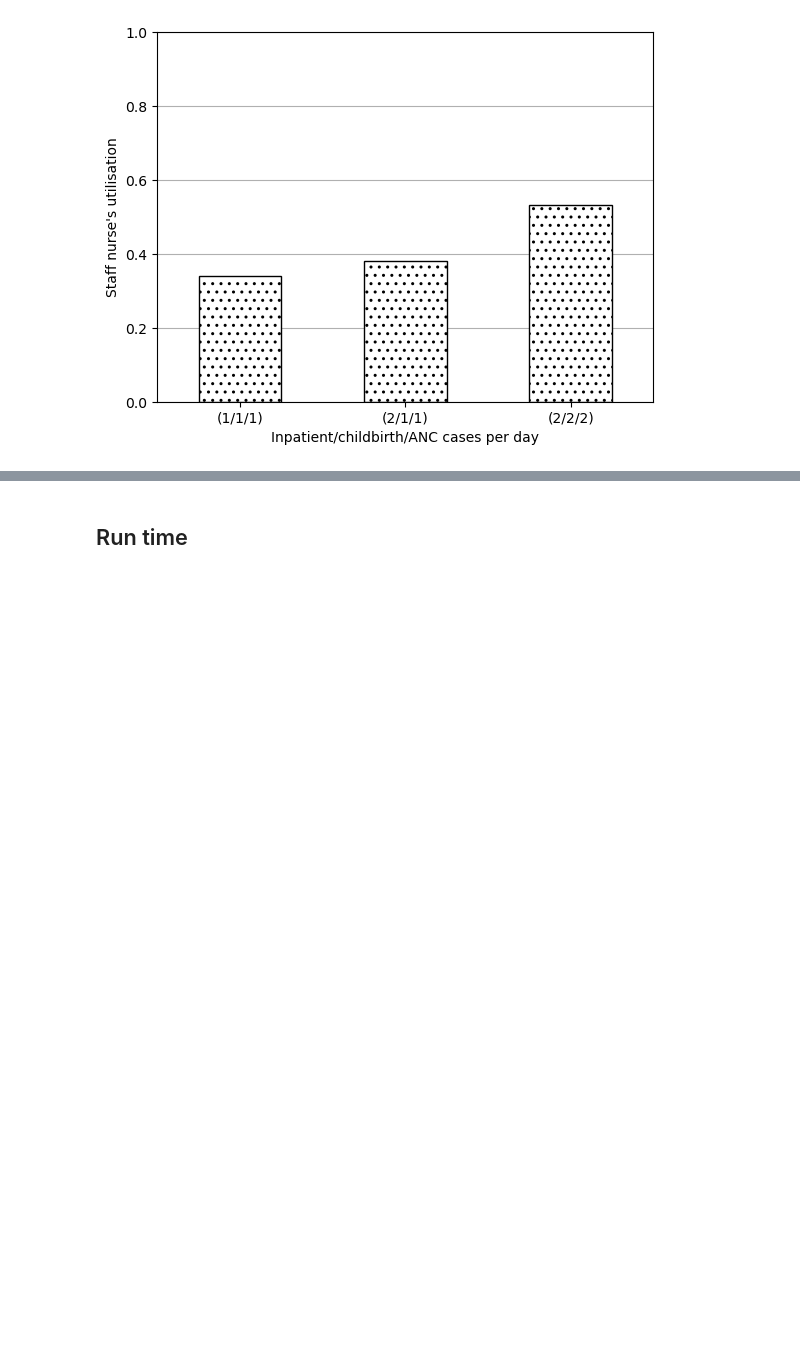
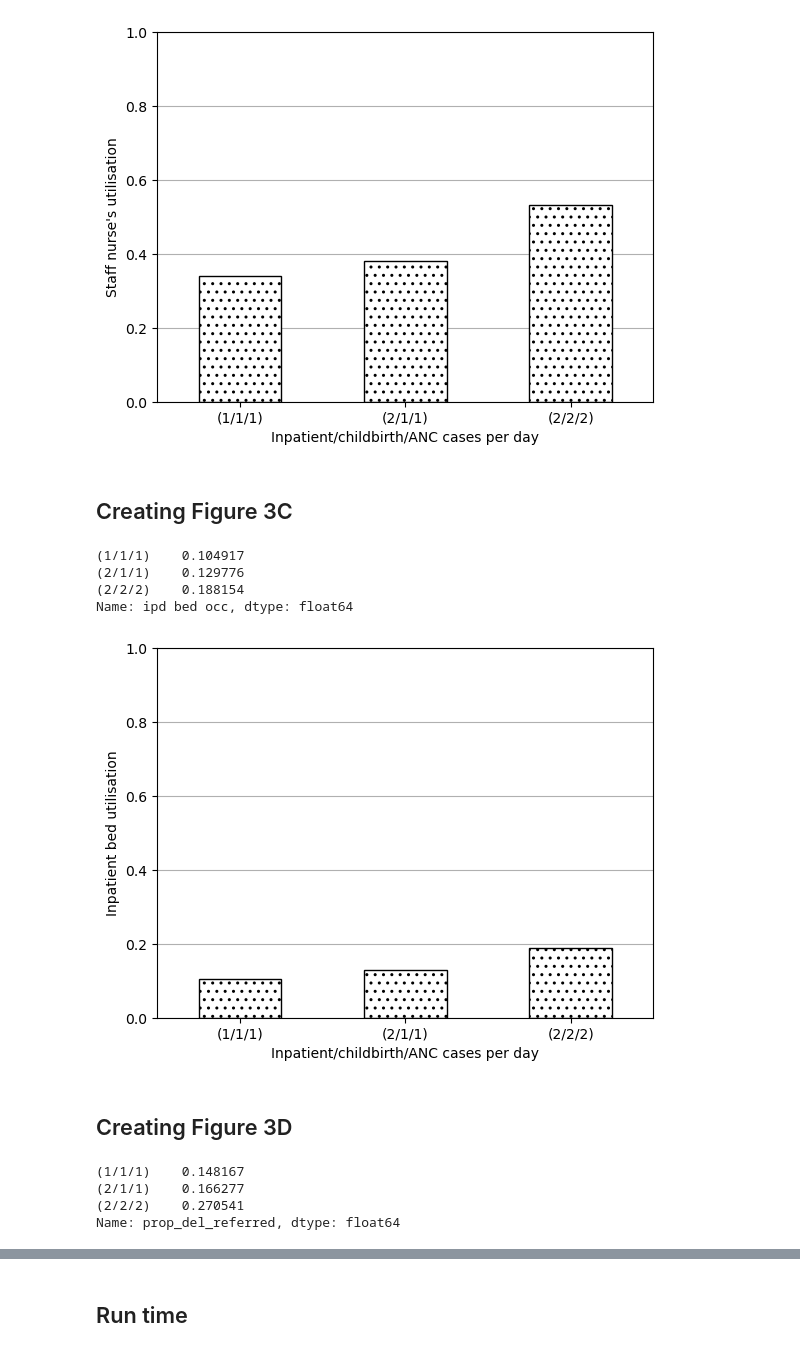
Before and after one commit to pythonhealthdatascience/stars-reproduce-shoaib-2022, a Jupyter notebook: reproduction/reproduce_fig3.ipynb, the cells around one changed output, grey strips where cells are left out. Drawn from its saved outputs; the diff is of its cells as text; code cells hidden in the pictures; blank space fills up the shorter version.

Commit message:
feat(reproduction): :sparkles: add figure 3c + 3d

```diff
--- a/reproduction/reproduce_fig3.ipynb
+++ b/reproduction/reproduce_fig3.ipynb
@@ -162,6 +162,10 @@ def process_results(files):
         book = xlrd.open_workbook(os.path.join(output_folder, f'{f}.xls'))
         result = pd.read_excel(book, header=None, index_col=0)
 
+        # Add proportion of childbirth cases referred
+        result.loc['prop_del_referred'] = (
+            result.loc['del referred'] / result.loc['Del patients'])
+
         # Find mean from the replication
         # Save as dataframe, dropping the duplicate rows (NCD occ twice)
         res = pd.DataFrame({f: result.mean(axis=1)}).drop_duplicates()
@@ -259,3 +263,47 @@ plt.savefig(fig3b_path, bbox_inches='tight')
 plt.show()
 # %% [output]
 [figure]
+# %% [markdown]
+## Creating Figure 3C
+# %%
+# Filter to inpatient bed utilisation and config1 (0.87)
+data_3c = data_full.loc[
+    'ipd bed occ', data_full.columns.str.endswith('087')]
+# Rename index
+data_3c = data_3c.rename(index={'f3_arr111_serv087': '(1/1/1)',
+                                'f3_arr211_serv087': '(2/1/1)',
+                                'f3_arr222_serv087': '(2/2/2)'})
+data_3c
+# %% [output]
+(1/1/1)    0.104917
+(2/1/1)    0.129776
+(2/2/2)    0.188154
+Name: ipd bed occ, dtype: float64
+# %%
+ax = data_3c.plot.bar(edgecolor='black', color='white', hatch='..')
+plt.xlabel('Inpatient/childbirth/ANC cases per day')
+plt.ylabel('Inpatient bed utilisation')
+plt.ylim(0, 1)
+plt.xticks(rotation=0)
+ax.grid(axis='y')
+ax.set_axisbelow(True)
+plt.savefig(fig3c_path, bbox_inches='tight')
+plt.show()
+# %% [output]
+[figure, added]
+# %% [markdown]
+## Creating Figure 3D
+# %%
+# Filter to proportion of childbirth cases referred and config1 (0.87)
+data_3d = data_full.loc[
+    'prop_del_referred', data_full.columns.str.endswith('087')]
+# Rename index
+data_3d = data_3d.rename(index={'f3_arr111_serv087': '(1/1/1)',
+                                'f3_arr211_serv087': '(2/1/1)',
+                                'f3_arr222_serv087': '(2/2/2)'})
+data_3d
+# %% [output]
+(1/1/1)    0.148167
+(2/1/1)    0.166277
+(2/2/2)    0.270541
+Name: prop_del_referred, dtype: float64
```
Also changed, not shown: parts of 1 cell of this notebook, 3 other files.
